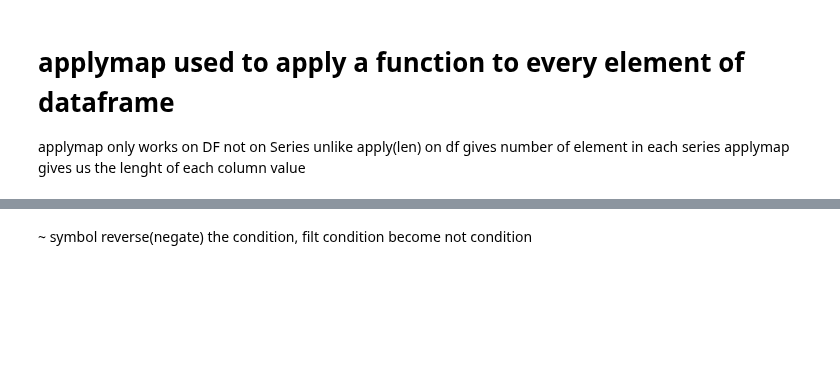
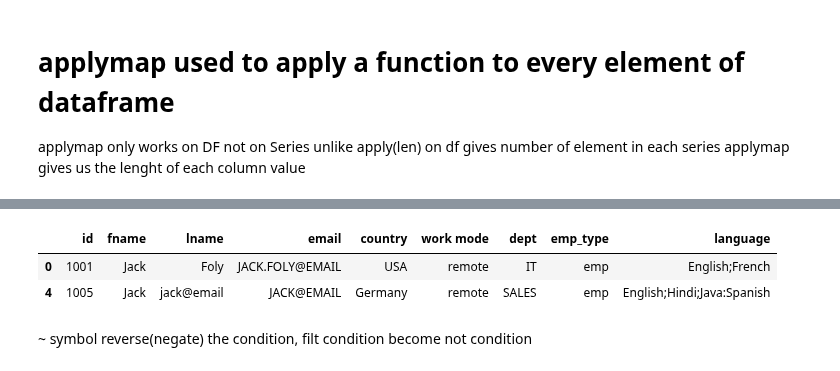
Before and after one commit to sauami8/python, a Jupyter notebook: data/pandas.ipynb, the cells around one changed output, grey strips where cells are left out. Cells and saved outputs as stored; diff of their text form; code cells hidden in the pictures; blank space fills up the shorter version.

```diff
--- a/data/pandas.ipynb
+++ b/data/pandas.ipynb
@@ -431,6 +414,10 @@ df_people.applymap(len) #>=10 conditional
 # %%
 #dataframe column condition return the record with Boolean value for matching record True and rest False]- id is index here so don't get confuse
-df_people['fname']=='Jack'
+df_people[df_people['fname']=='Jack'] #['email']
+# %% [output]
+|  | id | fname | lname | email | country | work mode | dept | emp_type | language |
+| 0 | 1001 | Jack | Foly | JACK.FOLY@EMAIL | USA | remote | IT | emp | English;French |
+| 4 | 1005 | Jack | jack@email | JACK@EMAIL | Germany | remote | SALES | emp | English;Hindi;Java:Spanish |
 # %%
 df_people.set_index('fname', inplace=True)
 # %%
```
Also changed, not shown: parts of 94 cells of this notebook, 5 other files.
